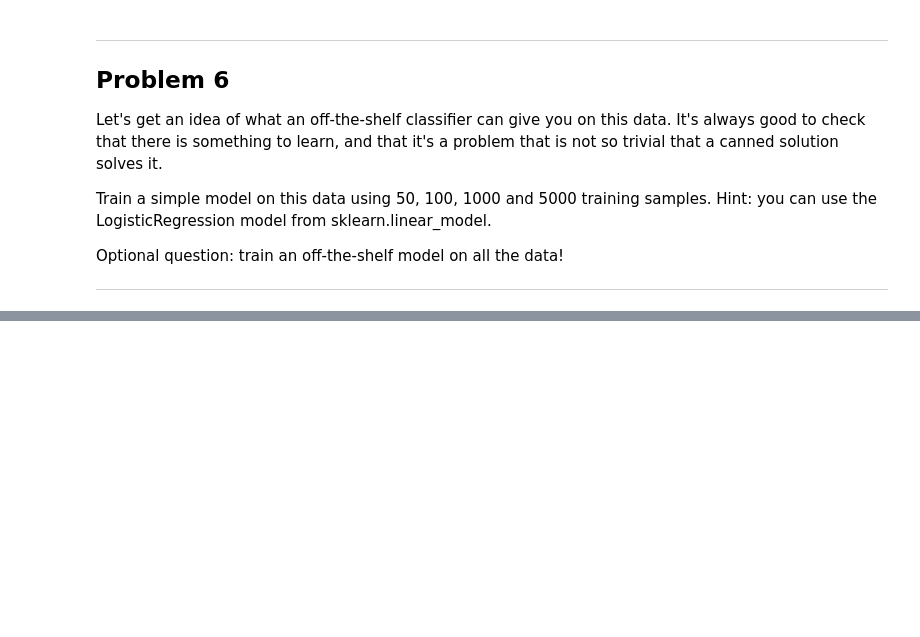
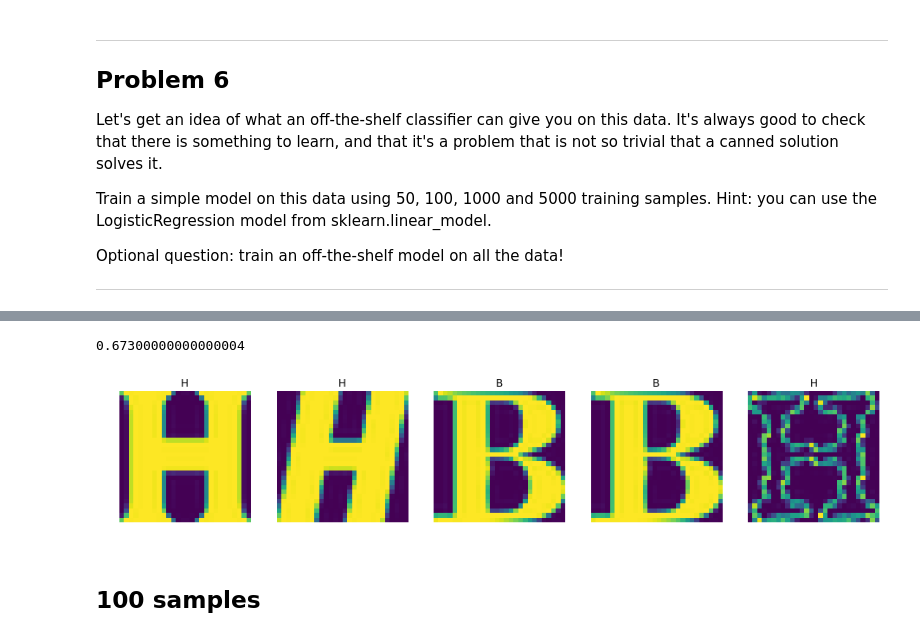
Before and after one commit to exeRogue/tensorflow-udacity, a Jupyter notebook: 1_notmnist.ipynb, the cells around one changed output, grey strips where cells are left out. Saved outputs shown, nothing was run; the diff lists cells and outputs as text; code cells hidden in the pictures; blank space fills up the shorter version.

```diff
--- a/1_notmnist.ipynb
+++ b/1_notmnist.ipynb
@@ -548,3 +548,15 @@ Train a simple model on this data using 50, 100, 1000 and 5000 training samples.
 Optional question: train an off-the-shelf model on all the data!
 
 ---
+# %%
+lpf = load_from_picke_file('notMNIST.pickle')
+train_labels = lpf['train_labels']
+valid_labels = lpf['valid_labels']
+test_labels = lpf['test_labels']
+train_dataset = lpf['train_dataset']
+valid_dataset = lpf['valid_dataset']
+test_dataset = lpf['test_dataset']
+sanetized_test_dataset = lpf['sanetized_test_dataset']
+sanetized_test_labels = lpf['sanetized_test_lavels']
+sanetized_valid_dataset = lpf['sanetized_valid_dataset']
+sanetized_valid_labels = lpf['sanetized_valid_labels']
@@ -550,0 +570,15 @@ Optional question: train an off-the-shelf model on all the data!
+# %%
+labels_tags = {0: 'A', 1: 'B', 2: 'C', 3: 'D', 4: 'E', 5: 'F', 6: 'G', 7: 'H', 8: 'I', 9: 'J'}
+def display_sample(data_sample, labels, pred_labels_index, labels_tags=labels_tags):
+    count = 1
+    plt.figure(figsize=(32,32))
+    for l in pred_labels_index:
+        plt.subplot(1, 10, count)
+        plt.axis('off')
+        plt.title(labels_tags[labels[l]])
+        plt.imshow(data_sample[l])
+        count += 1
+# %%
+lgrn = LogisticRegression()
+X_test = test_dataset.reshape(test_dataset.shape[0], 28*28)
+y_test = test_labels
@@ -550,0 +597,13 @@ Optional question: train an off-the-shelf model on all the data!
+# %%
+lgrn.score(X_test, y_test)
+# %% [output]
+0.67300000000000004
+# %%
+predict_sample = sample(X_test, 5)
+predicted_labels = lgrn.predict(predict_sample)
+display_sample(test_dataset, y_test, predicted_labels)
+# %% [output]
+[figure, added]
+# %% [markdown]
+100 samples
+---
```
Also changed, not shown: parts of 41 cells of this notebook.
